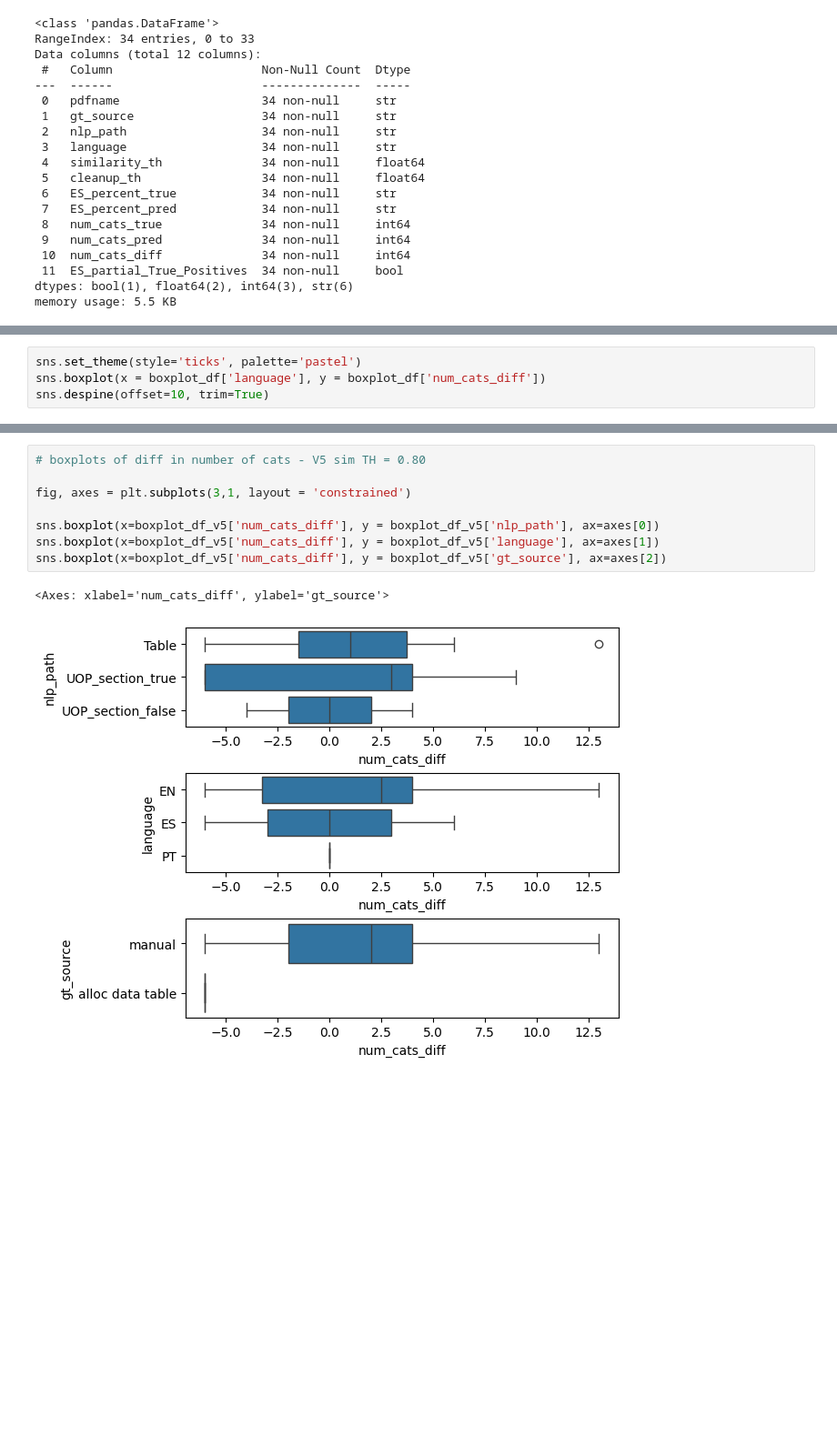
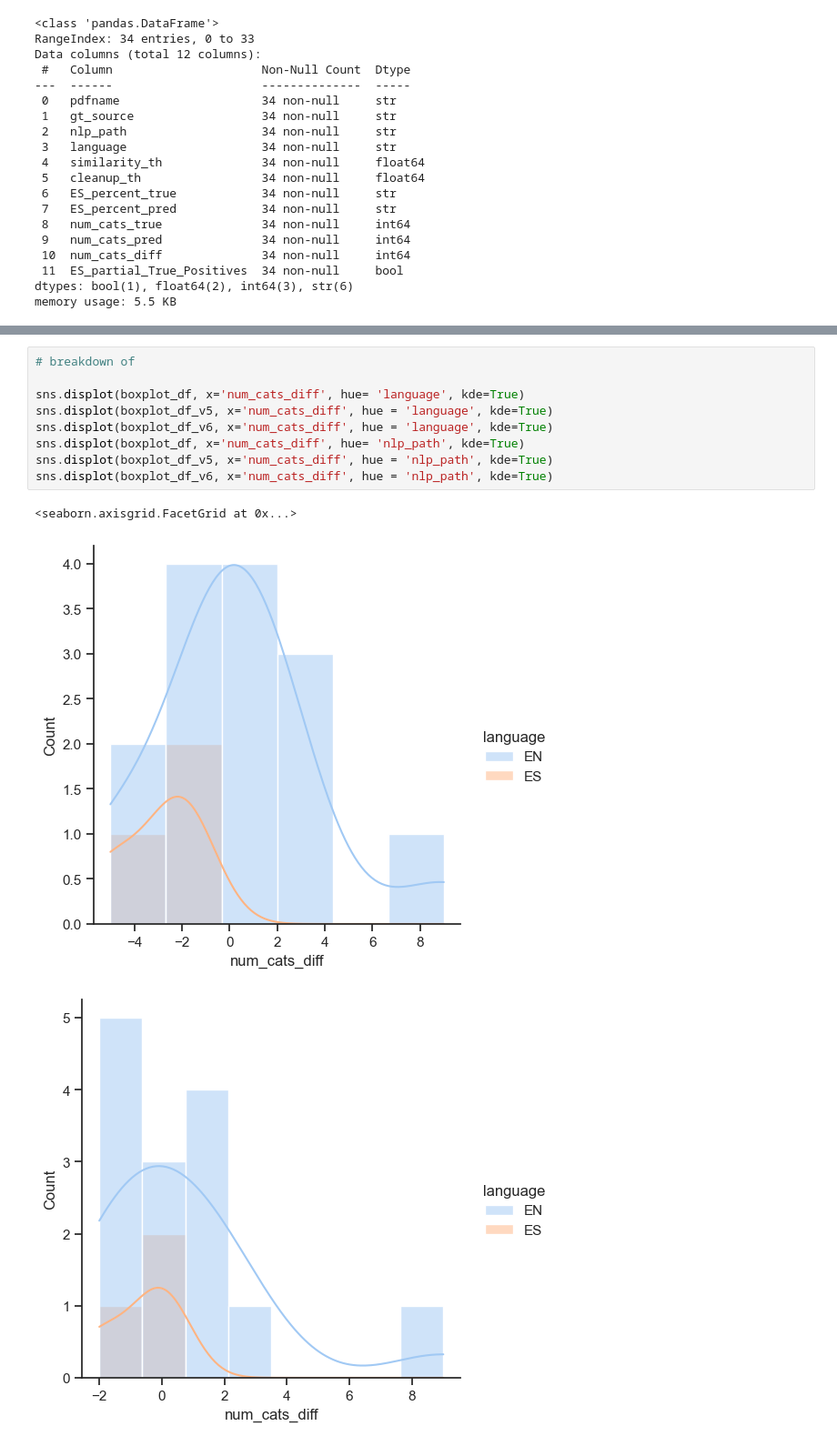
Before and after one commit to emw9805-notabot/ADSCert_project_Watson, a Jupyter notebook: Eval_metrics_V4.ipynb, the cells around one changed output, grey strips where cells are left out. Shown at 91% size. Cells and saved outputs as stored; diff of their text form; blank space fills up the shorter version.

```diff
--- a/Eval_metrics_V4.ipynb
+++ b/Eval_metrics_V4.ipynb
@@ -390,4 +679,0 @@ sns.boxplot(x=boxplot_df_v5['num_cats_diff'], y = boxplot_df_v5['language'], ax=
-# %%
-sns.set_theme(style='ticks', palette='pastel')
-sns.boxplot(x = boxplot_df['language'], y = boxplot_df['num_cats_diff'])
-sns.despine(offset=10, trim=True)
@@ -420,12 +824,14 @@ max       7.000000
 Name: num_cats_diff, dtype: float64
-# %%
-# boxplots of diff in number of cats - V5 sim TH = 0.80
-
-fig, axes = plt.subplots(3,1, layout = 'constrained')
-
-sns.boxplot(x=boxplot_df_v5['num_cats_diff'], y = boxplot_df_v5['nlp_path'], ax=axes[0])
-sns.boxplot(x=boxplot_df_v5['num_cats_diff'], y = boxplot_df_v5['language'], ax=axes[1])
-sns.boxplot(x=boxplot_df_v5['num_cats_diff'], y = boxplot_df_v5['gt_source'], ax=axes[2])
-# %% [output]
-<Axes: xlabel='num_cats_diff', ylabel='gt_source'>
-[figure, removed]
+# %%
+# breakdown of
+
+sns.displot(boxplot_df, x='num_cats_diff', hue= 'language', kde=True)
+sns.displot(boxplot_df_v5, x='num_cats_diff', hue = 'language', kde=True)
+sns.displot(boxplot_df_v6, x='num_cats_diff', hue = 'language', kde=True)
+sns.displot(boxplot_df, x='num_cats_diff', hue= 'nlp_path', kde=True)
+sns.displot(boxplot_df_v5, x='num_cats_diff', hue = 'nlp_path', kde=True)
+sns.displot(boxplot_df_v6, x='num_cats_diff', hue = 'nlp_path', kde=True)
+# %% [output]
+<seaborn.axisgrid.FacetGrid at 0x...>
+[figure, added]
+[figure, added]
```
Also changed, not shown: parts of 39 cells of this notebook, 12 other files.
